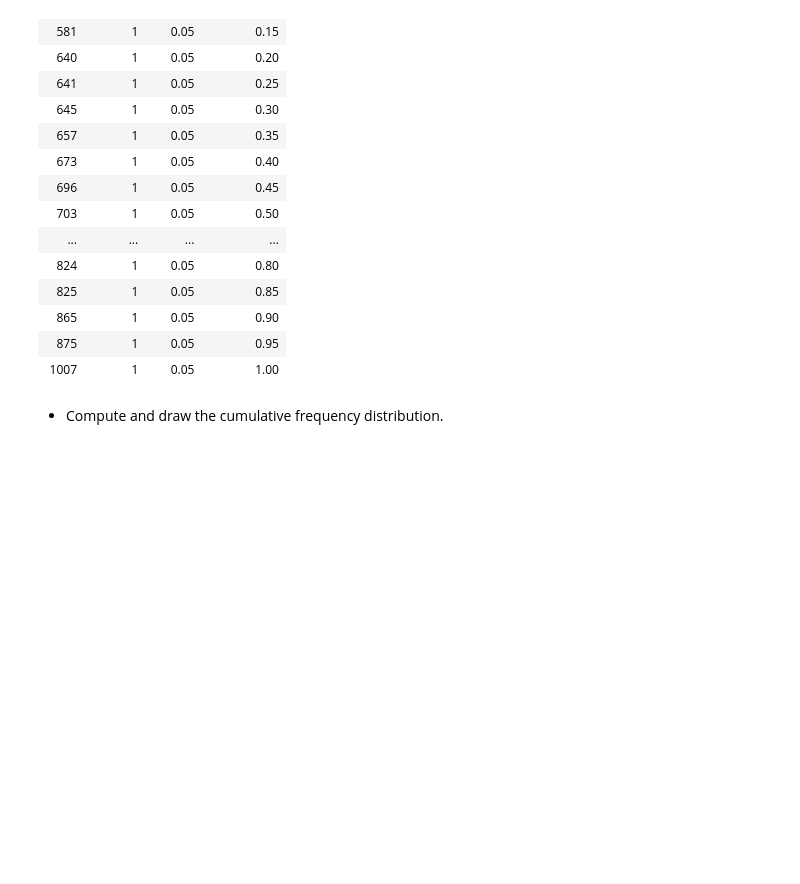
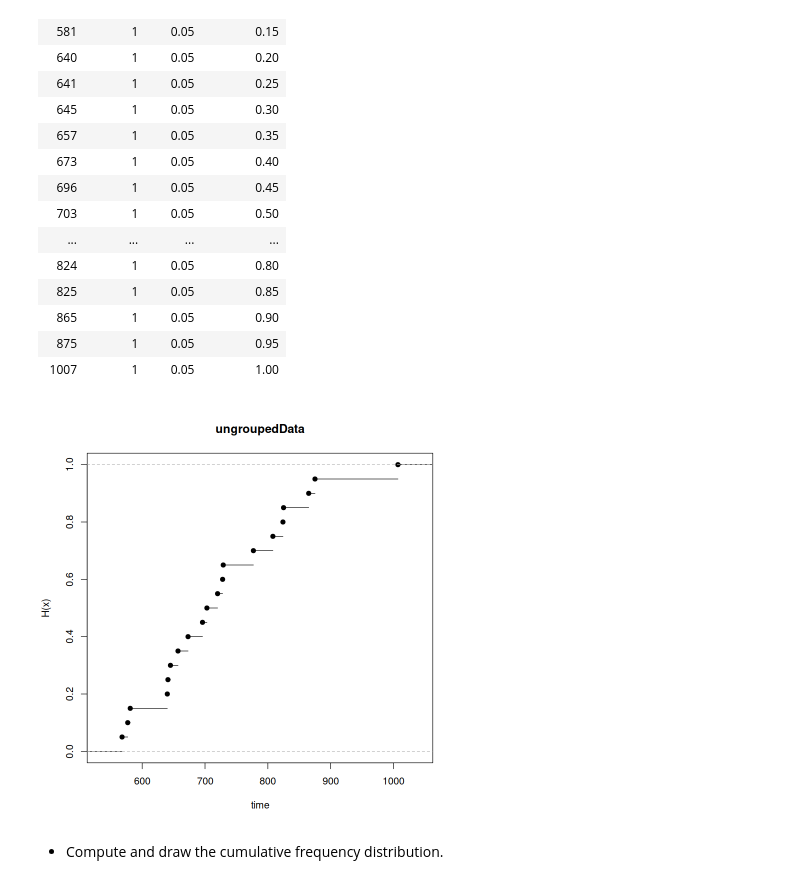
Before and after one commit to Jrana1/statistics-tutorials, a Jupyter notebook: Descriptive-Statistics/Sheet3_Solutions.ipynb, the cells around one changed output. Cells and saved outputs as stored; diff of their text form; code cells hidden in the pictures; blank space fills up the shorter version.

```diff
--- a/Descriptive-Statistics/Sheet3_Solutions.ipynb
+++ b/Descriptive-Statistics/Sheet3_Solutions.ipynb
@@ -145,6 +145,10 @@ A tibble: 20 × 4
 | 865 | 1 | 0.05 | 0.90 |
 | 875 | 1 | 0.05 | 0.95 |
 | 1007 | 1 | 0.05 | 1.00 |
+# %%
+plot.ecdf(df$vals,xlab="time",ylab="H(x)",main="ungroupedData")
+# %% [output]
+[figure, added]
 # %% [markdown]
 + Compute and draw the cumulative frequency distribution.
 # %%
```
Also changed, not shown: parts of 16 cells of this notebook, 2 other files.
